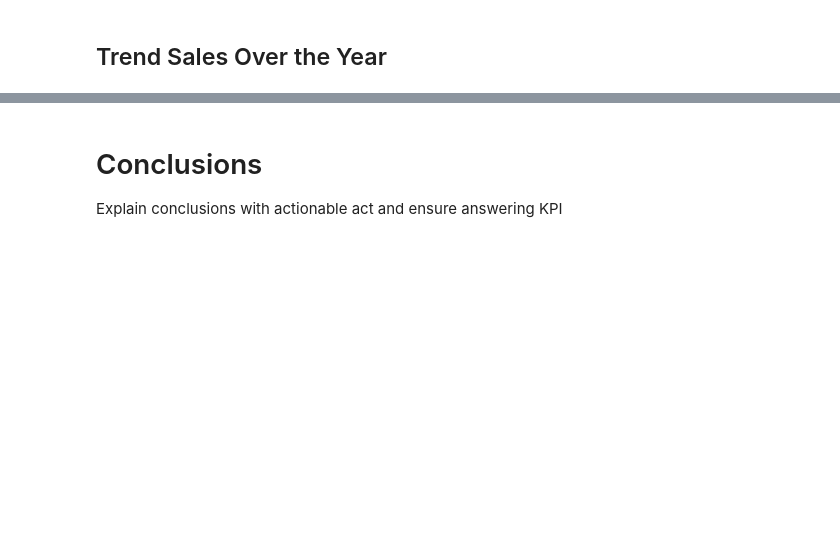
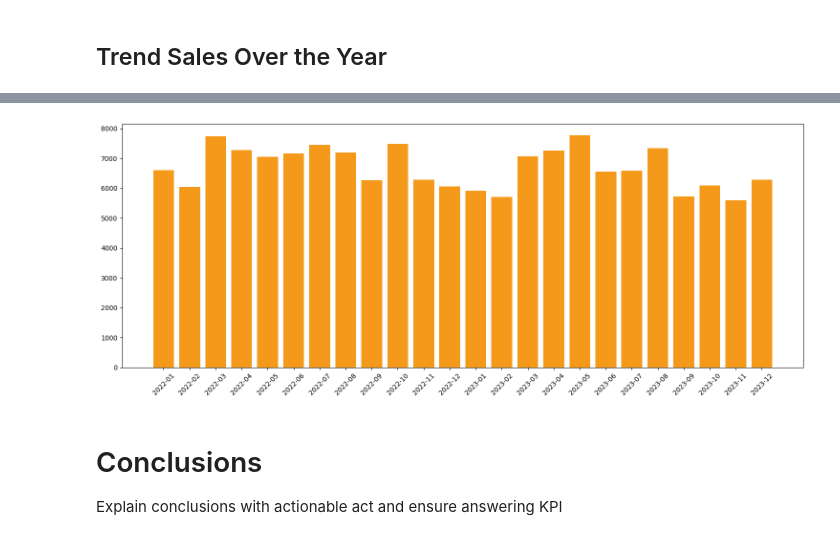
Before and after one commit to graveo-wicaksana/DA_restaurantSales, a Jupyter notebook: DA_restaurantSales.ipynb, the cells around one changed output, grey strips where cells are left out. Drawn from its saved outputs; the diff is of its cells as text; code cells hidden in the pictures; blank space fills up the shorter version.

```diff
--- a/DA_restaurantSales.ipynb
+++ b/DA_restaurantSales.ipynb
@@ -738,0 +777,24 @@ plt.show()
+# %%
+aggregated_order_total = df2_combine_filled_na_items[df2_combine_filled_na_items['Category'] == 'Main Dishes'].groupby('Month_Year')['Order Total'].sum().reset_index()
+aggregated_order_total = aggregated_order_total.sort_values('Month_Year')
+
+#prepare data
+x = aggregated_order_total['Month_Year']
+y = aggregated_order_total['Order Total']
+
+#makes figure
+plt.figure(figsize=(15, 6))
+
+#plotting
+plt.bar(x, y, color = '#F4991A')
+
+#customize
+plt.xticks(rotation=45)
+
+#homework: Make trendline to show tendency of higher sale
+
+plt.tight_layout()
+plt.show()
+#Date is too much. Change to month
+# %% [output]
+[figure, added]
```
Also changed, not shown: parts of 6 cells of this notebook.
